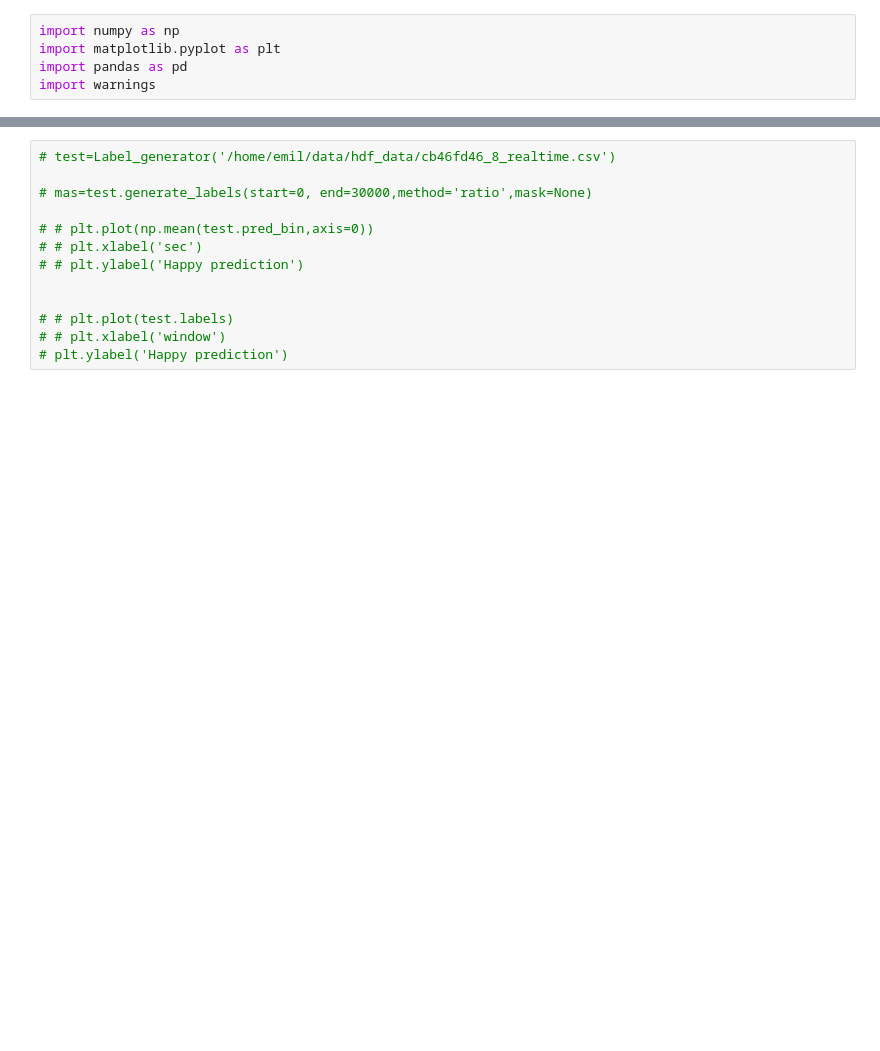
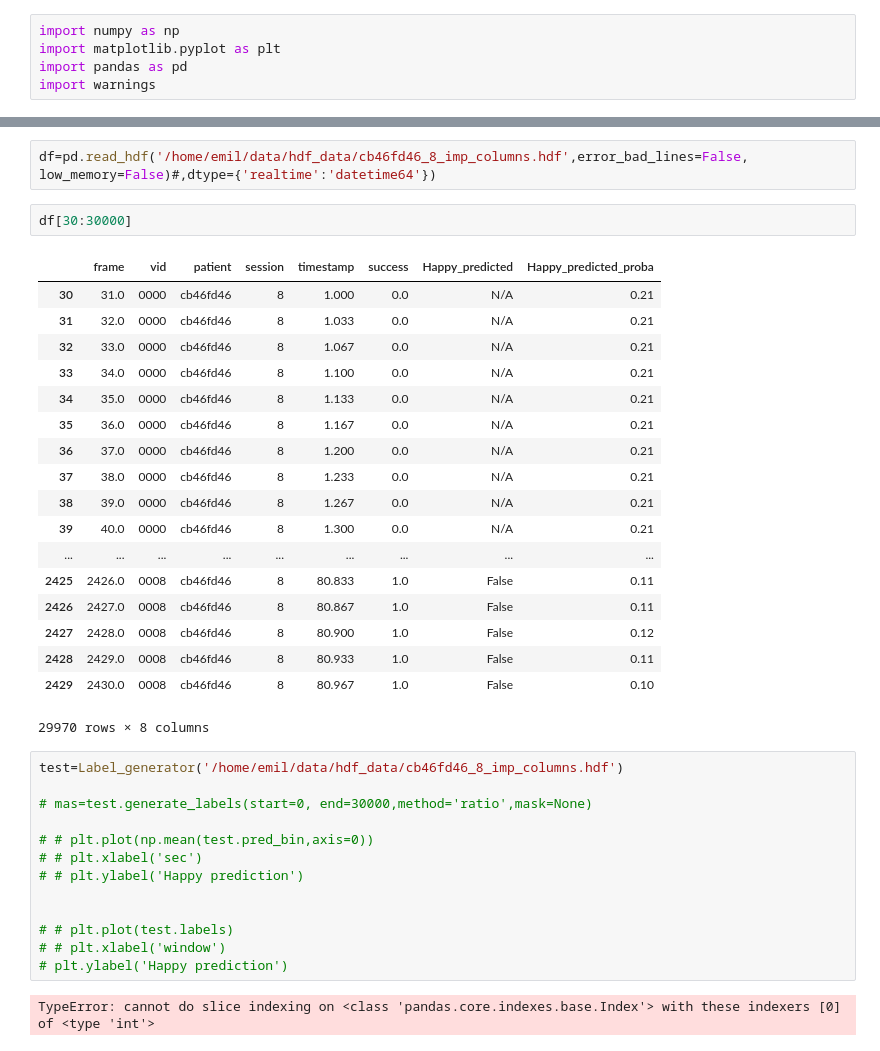
Before and after one commit to emilaz/EmoCog, a Jupyter notebook: LabelRelated/label_generator.ipynb, the cells around one changed output, grey strips where cells are left out. Cells and saved outputs as stored; diff of their text form; blank space fills up the shorter version.

```diff
--- a/LabelRelated/label_generator.ipynb
+++ b/LabelRelated/label_generator.ipynb
@@ -77,8 +80,31 @@ class Label_generator:
         else:
             raise NameError('The given method does not exist. Try one of the following: ratio,classification.')
         return self.labels
+# %%
+df=pd.read_hdf('/home/emil/data/hdf_data/cb46fd46_8_imp_columns.hdf',error_bad_lines=False, low_memory=False)#,dtype={'realtime':'datetime64'})
+# %%
+df[30:30000]
+# %% [output]
+|  | frame | vid | patient | session | timestamp | success | Happy_predicted | Happy_predicted_proba |
+| 30 | 31.0 | 0000 | cb46fd46 | 8 | 1.000 | 0.0 | N/A | 0.21 |
+| 31 | 32.0 | 0000 | cb46fd46 | 8 | 1.033 | 0.0 | N/A | 0.21 |
+| 32 | 33.0 | 0000 | cb46fd46 | 8 | 1.067 | 0.0 | N/A | 0.21 |
+| 33 | 34.0 | 0000 | cb46fd46 | 8 | 1.100 | 0.0 | N/A | 0.21 |
+| 34 | 35.0 | 0000 | cb46fd46 | 8 | 1.133 | 0.0 | N/A | 0.21 |
+| 35 | 36.0 | 0000 | cb46fd46 | 8 | 1.167 | 0.0 | N/A | 0.21 |
+| 36 | 37.0 | 0000 | cb46fd46 | 8 | 1.200 | 0.0 | N/A | 0.21 |
+| 37 | 38.0 | 0000 | cb46fd46 | 8 | 1.233 | 0.0 | N/A | 0.21 |
+| 38 | 39.0 | 0000 | cb46fd46 | 8 | 1.267 | 0.0 | N/A | 0.21 |
+| 39 | 40.0 | 0000 | cb46fd46 | 8 | 1.300 | 0.0 | N/A | 0.21 |
+| ... | ... | ... | ... | ... | ... | ... | ... | ... |
+| 2425 | 2426.0 | 0008 | cb46fd46 | 8 | 80.833 | 1.0 | False | 0.11 |
+| 2426 | 2427.0 | 0008 | cb46fd46 | 8 | 80.867 | 1.0 | False | 0.11 |
+| 2427 | 2428.0 | 0008 | cb46fd46 | 8 | 80.900 | 1.0 | False | 0.12 |
+| 2428 | 2429.0 | 0008 | cb46fd46 | 8 | 80.933 | 1.0 | False | 0.11 |
+| 2429 | 2430.0 | 0008 | cb46fd46 | 8 | 80.967 | 1.0 | False | 0.10 |
+29970 rows × 8 columns
 # %%
-# test=Label_generator('/home/emil/data/hdf_data/cb46fd46_8_realtime.csv')
+test=Label_generator('/home/emil/data/hdf_data/cb46fd46_8_imp_columns.hdf')
 
 # mas=test.generate_labels(start=0, end=30000,method='ratio',mask=None)
 
@@ -90,3 +116,5 @@ class Label_generator:
 # # plt.plot(test.labels)
 # # plt.xlabel('window')
 # plt.ylabel('Happy prediction')
+# %% [output]
+TypeError: cannot do slice indexing on <class 'pandas.core.indexes.base.Index'> with these indexers [0] of <type 'int'>
```
Also changed, not shown: parts of 1 cell of this notebook, 5 other files.
